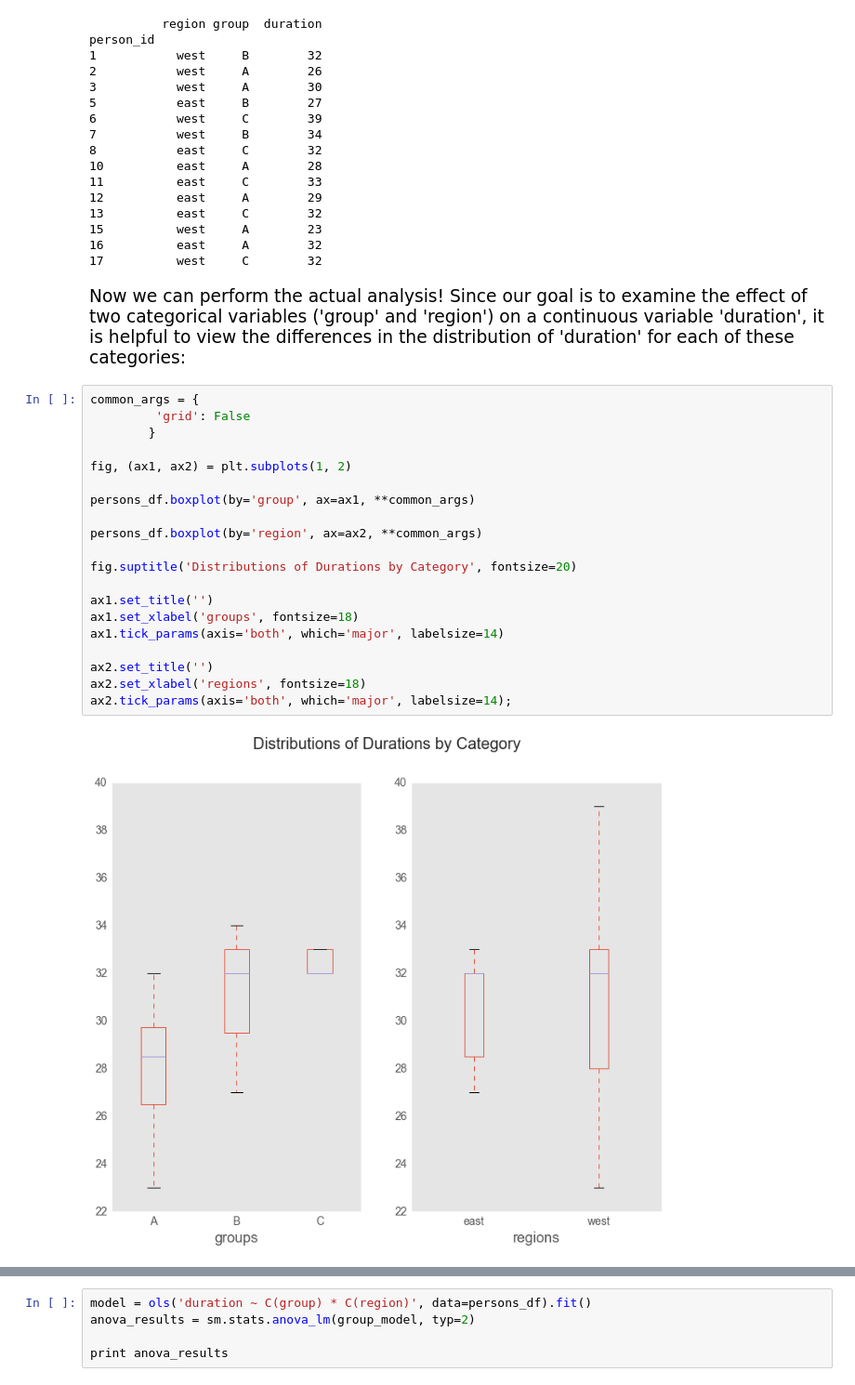
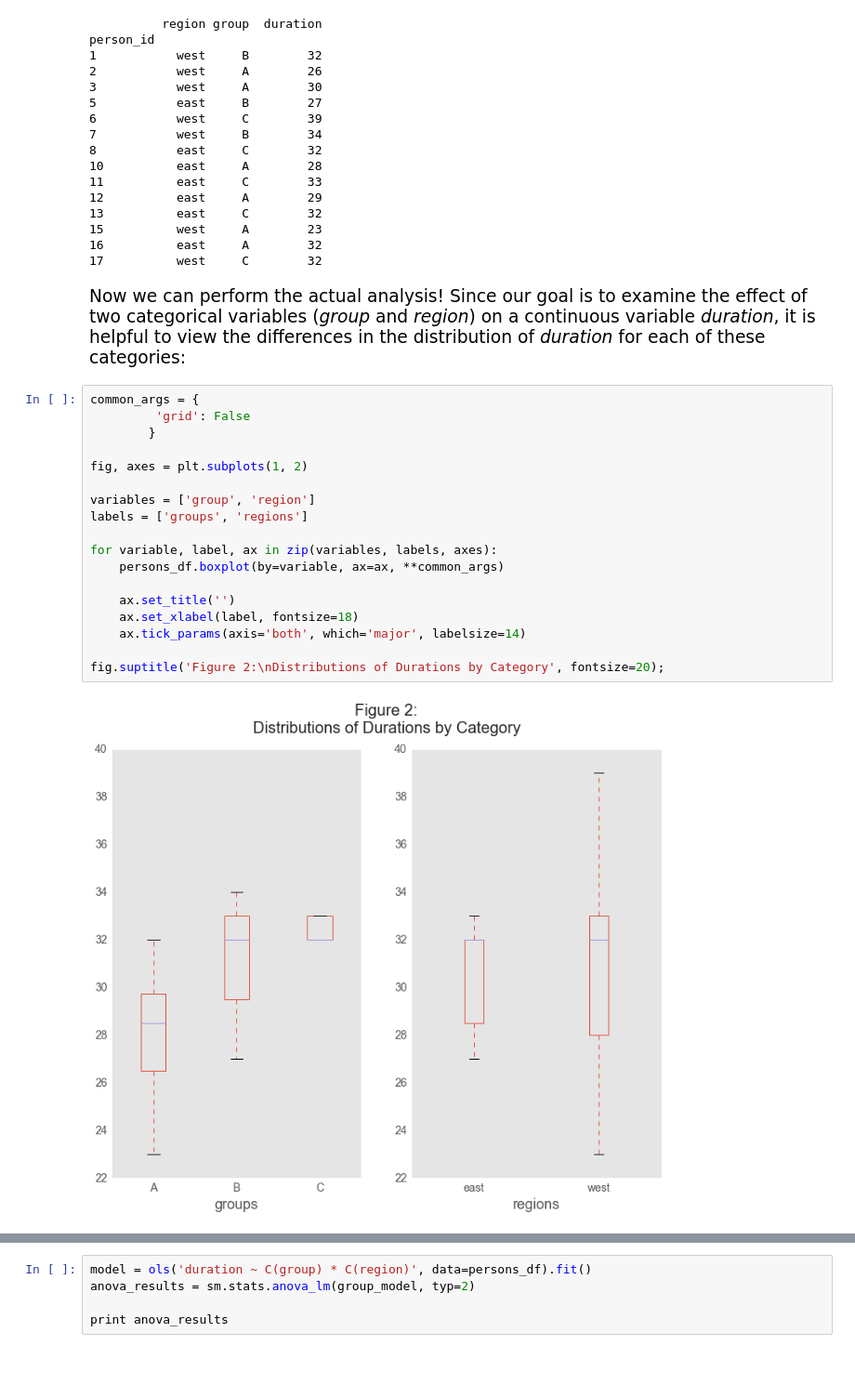
Before and after one commit to ccchris-allen/exercise, a Jupyter notebook: exercise.ipynb, the cells around one changed output, grey strips where cells are left out. Shown at 93% size. Cells and saved outputs as stored; diff of their text form.

```diff
--- a/exercise.ipynb
+++ b/exercise.ipynb
@@ -132,29 +126,27 @@ person_id
 17          west     C        32
 # %% [markdown]
 <p style='font-size: 14pt;'>
-Now we can perform the actual analysis! Since our goal is to examine the effect of two categorical variables ('group' and 'region') on a continuous variable 'duration', it is helpful to view the differences in the distribution of 'duration' for each of these categories:
+Now we can perform the actual analysis! Since our goal is to examine the effect of two categorical variables (<i>group</i> and <i>region</i>) on a continuous variable <i>duration</i>, it is helpful to view the differences in the distribution of <i>duration</i> for each of these categories:
 </p>
-# %%
-common_args = {
-         'grid': False
-        }
-
-fig, (ax1, ax2) = plt.subplots(1, 2)
-
-persons_df.boxplot(by='group', ax=ax1, **common_args)
-
-persons_df.boxplot(by='region', ax=ax2, **common_args)
-
-fig.suptitle('Distributions of Durations by Category', fontsize=20)
-
-ax1.set_title('')
-ax1.set_xlabel('groups', fontsize=18)
-ax1.tick_params(axis='both', which='major', labelsize=14)
-
-ax2.set_title('')
-ax2.set_xlabel('regions', fontsize=18)
-ax2.tick_params(axis='both', which='major', labelsize=14);
-# %% [output]
-[figure, removed]
+# %%
+common_args = {
+         'grid': False
+        }
+
+fig, axes = plt.subplots(1, 2)
+
+variables = ['group', 'region']
+labels = ['groups', 'regions']
+
+for variable, label, ax in zip(variables, labels, axes):
+    persons_df.boxplot(by=variable, ax=ax, **common_args)
+
+    ax.set_title('')
+    ax.set_xlabel(label, fontsize=18)
+    ax.tick_params(axis='both', which='major', labelsize=14)
+
+fig.suptitle('Figure 2:\nDistributions of Durations by Category', fontsize=20);
+# %% [output]
+[figure, added]
 # %% [markdown]
 <p style='font-size: 14pt;'>
```
Also changed, not shown: parts of 10 cells of this notebook.
